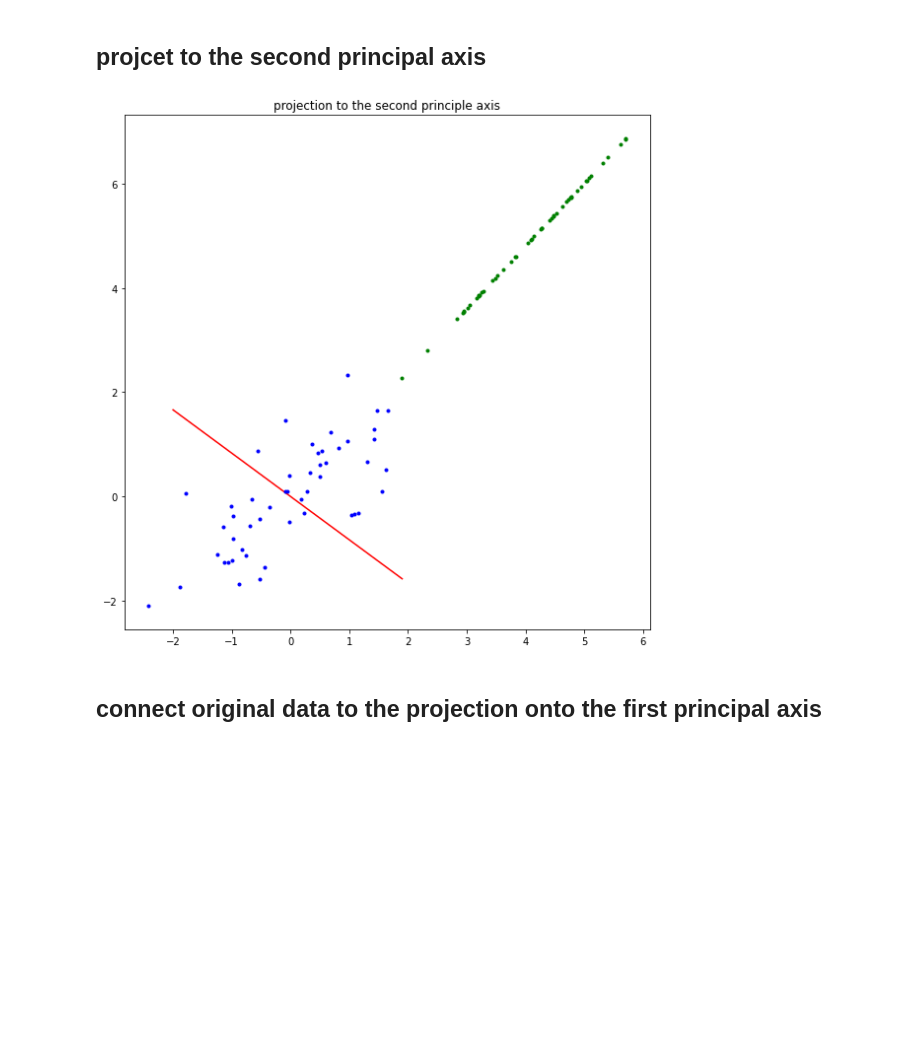
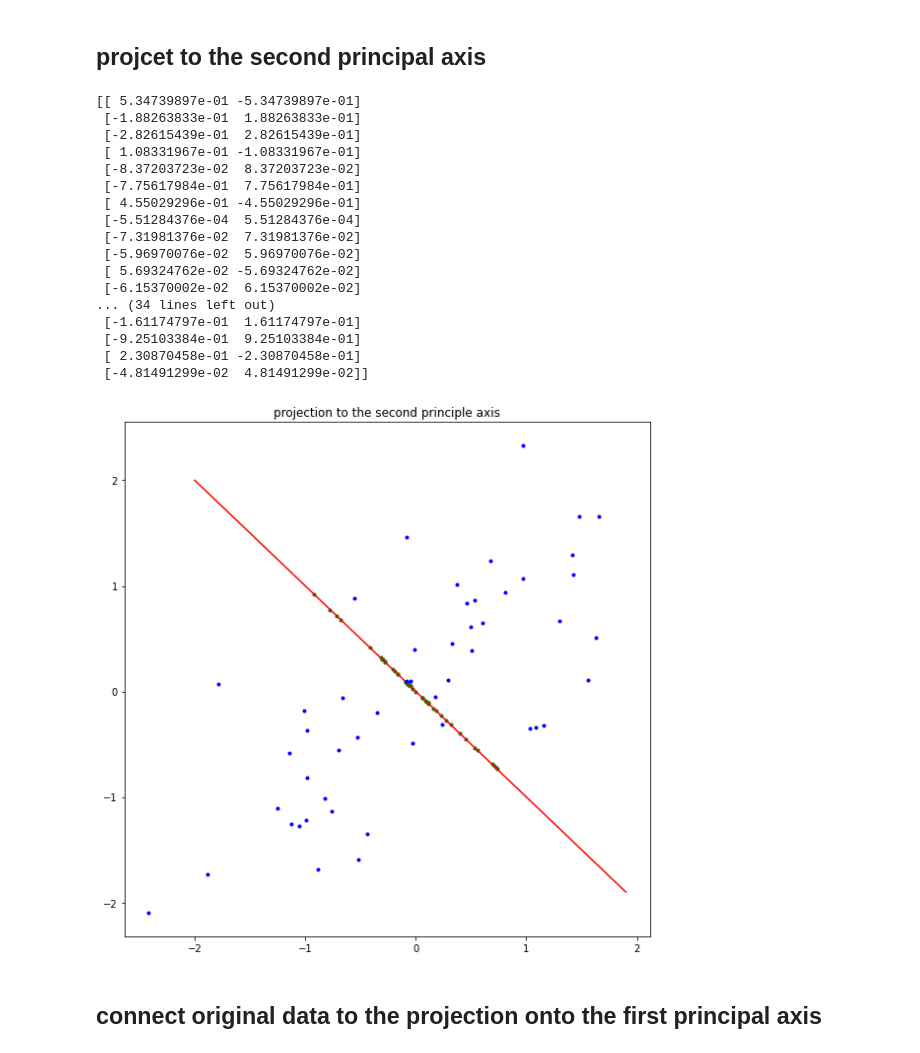
Before and after one commit to jjaen0823/assignment-machine-learning, a Jupyter notebook: hw12/assignment_12.ipynb, the cells around one changed output. Cells and saved outputs as stored; diff of their text form; code cells hidden in the pictures; blank space fills up the shorter version.

Commit message:
fixed plot_principal_axis

```diff
--- a/hw12/assignment_12.ipynb
+++ b/hw12/assignment_12.ipynb
@@ -67,8 +67,8 @@ def normalization(X, Y):
     # ===================================================
     # fill up the blank
 
-    X = (X - np.mean(X))/ np.std(X)
-    Y = (Y - np.mean(Y))/ np.std(Y)
+    X = (X - np.mean(X))/np.std(X)
+    Y = (Y - np.mean(Y))/np.std(Y)
 
     plt.plot(X, Y, '.', color = 'blue')
 
@@ -80,6 +80,9 @@ def normalization(X, Y):
 
 # normalization
 x, y = normalization(x, y)
+ = np.zeros(shape=(number_data, number_feature))
+temp[:,0] = x
+temp[:,1] = y
 # %% [output]
 [figure]
 # %% [markdown]
@@ -103,0 +90,14 @@ def compute_covariance(feature):
+# %%
+
+def compute_covariance(feature):
+    # ===================================================
+    # fill up the function body
+
+    Sigma = np.cov(temp.T)
+    print(Sigma)
+    sigma = np.cov(feature.T)
+#     print(sigma)
+
+    # ===================================================
+    return Sigma
+s = compute_covariance(feature)
@@ -196,20 +201,20 @@ plot_second_principal_axis(U[1])
 # %% [markdown]
 ## compute the projection of point onto the line
 # %%
-def compute_projection_onto_line(feature, vector):  # vector <- U
+def compute_projection_onto_line(x, y, vector):  # vector <- U
     # ===================================================
     # fill up the function body
-#     print(vector)
+
     norm = (vector).dot(vector.T)
 
     projection = np.zeros(shape=(number_data, number_feature))
     for i in range(number_data):
-        projection[i] = ((feature[i]).dot(vector.T)/norm)*vector
+        projection[i] = (vector.dot((np.array([x[i], y[i]])).T)/norm)*vector
 
     print(projection)
     # ===================================================
     return projection
 
-U0_projection = compute_projection_onto_line(feature, U[0])
-U1_projection = compute_projection_onto_line(feature, U[1])
+U0_projection = compute_projection_onto_line(x, y, U[:,0])
+U1_projection = compute_projection_onto_line(x, y, U[:,1])
 # %% [output]
@@ -260,30 +281,47 @@ plot_project_to_first_principal_axis(feature, U[0])
 # %% [markdown]
 ## projcet to the second principal axis
 # %%
-def plot_project_to_second_principal_axis(feature, U_1):
+def plot_project_to_second_principal_axis(x, y, U):
 
     plt.figure(figsize=(8,8))
     plt.title('projection to the second principle axis')
     # ===================================================
     # fill up the blank
 
-    proj = compute_projection_onto_line(feature, U_1)
+    proj = compute_projection_onto_line(x, y, U[:,1])
     plt.plot(proj[:,0], proj[:,1], '.', color = 'green')
 
 
     XX = np.arange(-2, 2, 0.1);
-    YY = (-1/U_1[1])*(U_1[0]*XX)
+    YY = (-1/U[1,1])*(U[1,0]*XX)
     plt.plot(XX, YY, color='red')
 
     plt.plot(x, y, '.', color = 'blue')
 
     # ===================================================
     plt.tight_layout()
     plt.show()
 
-plot_project_to_second_principal_axis(feature, U[1])
+plot_project_to_second_principal_axis(x, y, U)
 # %% [output]
+[[ 5.34739897e-01 -5.34739897e-01]
+ [-1.88263833e-01  1.88263833e-01]
+ [-2.82615439e-01  2.82615439e-01]
+ [ 1.08331967e-01 -1.08331967e-01]
+ [-8.37203723e-02  8.37203723e-02]
+ [-7.75617984e-01  7.75617984e-01]
+ [ 4.55029296e-01 -4.55029296e-01]
+ [-5.51284376e-04  5.51284376e-04]
+ [-7.31981376e-02  7.31981376e-02]
+ [-5.96970076e-02  5.96970076e-02]
+ [ 5.69324762e-02 -5.69324762e-02]
+ [-6.15370002e-02  6.15370002e-02]
+... (34 lines left out)
+ [-1.61174797e-01  1.61174797e-01]
+ [-9.25103384e-01  9.25103384e-01]
+ [ 2.30870458e-01 -2.30870458e-01]
+ [-4.81491299e-02  4.81491299e-02]]
-[figure, old version]
+[figure, new version]
 # %% [markdown]
 ## connect original data to the projection onto the first principal axis
 # %%
```
Also changed, not shown: parts of 9 cells of this notebook.
